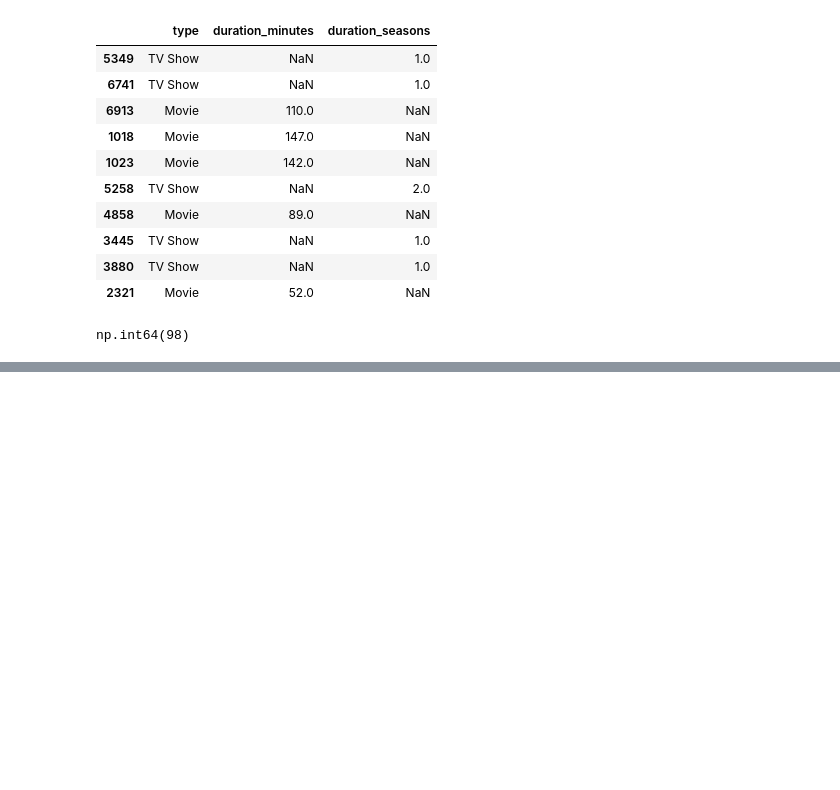
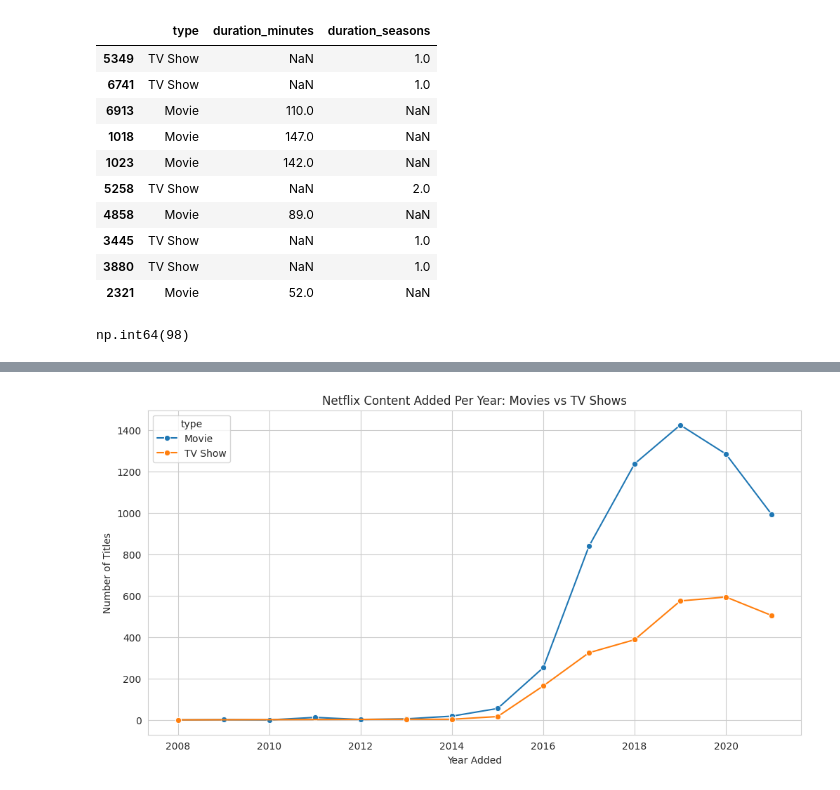
Before and after one commit to shivamsing071-cloud/Netflix-EDA-Analysis, a Jupyter notebook: Untitled1.ipynb, the cells around one changed output, grey strips where cells are left out. Cells and saved outputs as stored; diff of their text form; code cells hidden in the pictures; blank space fills up the shorter version.

Commit message:
Data Visualisation

```diff
--- a/Untitled1.ipynb
+++ b/Untitled1.ipynb
@@ -149,0 +165,16 @@ np.int64(98)
+# %%
+import matplotlib.pyplot as plt
+import seaborn as sns
+
+sns.set_style("whitegrid")
+
+trend = df.dropna(subset=['year_added']).groupby(['year_added', 'type']).size().reset_index(name='count')
+
+plt.figure(figsize=(12,6))
+sns.lineplot(data=trend, x='year_added', y='count', hue='type', marker='o')
+plt.title('Netflix Content Added Per Year: Movies vs TV Shows')
+plt.xlabel('Year Added')
+plt.ylabel('Number of Titles')
+plt.show()
+# %% [output]
+[figure, added]
```
Also changed, not shown: parts of 4 cells of this notebook.
